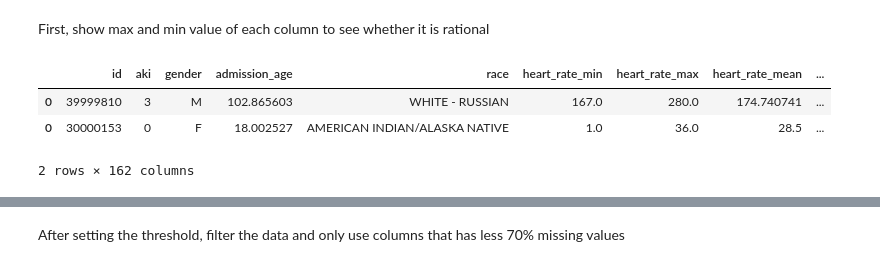
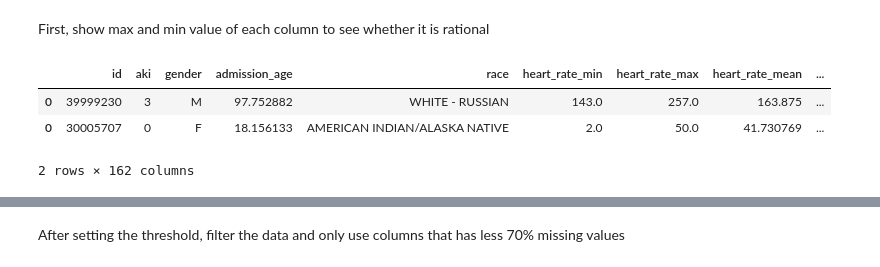
Before and after one commit to NUSLCC/SPH_Assignment1, a Jupyter notebook: assignment1.ipynb, the cells around one changed output, grey strips where cells are left out. Drawn from its saved outputs; the diff is of its cells as text; code cells hidden in the pictures.

```diff
--- a/assignment1.ipynb
+++ b/assignment1.ipynb
@@ -44,0 +51,15 @@ print(aki_nan_count)
+# %%
+df_row_nan_ratio = df.isnull().sum(axis=1) / len(df.columns)
+row_threshold = 0.3
+plt.figure(figsize=(8, 4))
+plt.hist(df_row_nan_ratio.values, bins=30, range=(0, 1), color='skyblue')
+plt.title('Distribution of Patients with Nan Values')
+plt.xlabel('Nan Ratio')
+plt.ylabel('Number of Patients')
+plt.axvline(x=row_threshold, color='red', linestyle='--')
+plt.text(row_threshold-0.03, -500, 'x='+str(row_threshold), color='red')
+plt.show()
+
+new_df_row_cleaning = df.loc[df_row_nan_ratio <= row_threshold, :]
+print(new_df_row_cleaning.shape)
+new_df_row_cleaning.head()
@@ -46,14 +88,14 @@ print(aki_nan_count)
 First, show max and min value of each column to see whether it is rational
 # %%
 # Create a DataFrame for max and min values for each column
-df_max = pd.DataFrame(df.max()).transpose()
-df_min = pd.DataFrame(df.min()).transpose()
+df_max = pd.DataFrame(new_df_row_cleaning.max()).transpose()
+df_min = pd.DataFrame(new_df_row_cleaning.min()).transpose()
 
 # Concatenate vertically
 result_df = pd.concat([df_max, df_min], axis=0)
 result_df.head()
 # %% [output]
 |  | id | aki | gender | admission_age | race | heart_rate_min | heart_rate_max | heart_rate_mean | ... |
-| 0 | 39999810 | 3 | M | 102.865603 | WHITE - RUSSIAN | 167.0 | 280.0 | 174.740741 | ... |
-| 0 | 30000153 | 0 | F | 18.002527 | AMERICAN INDIAN/ALASKA NATIVE | 1.0 | 36.0 | 28.5 | ... |
+| 0 | 39999230 | 3 | M | 97.752882 | WHITE - RUSSIAN | 143.0 | 257.0 | 163.875 | ... |
+| 0 | 30005707 | 0 | F | 18.156133 | AMERICAN INDIAN/ALASKA NATIVE | 2.0 | 50.0 | 41.730769 | ... |
 2 rows × 162 columns
```
Also changed, not shown: parts of 13 cells of this notebook.
